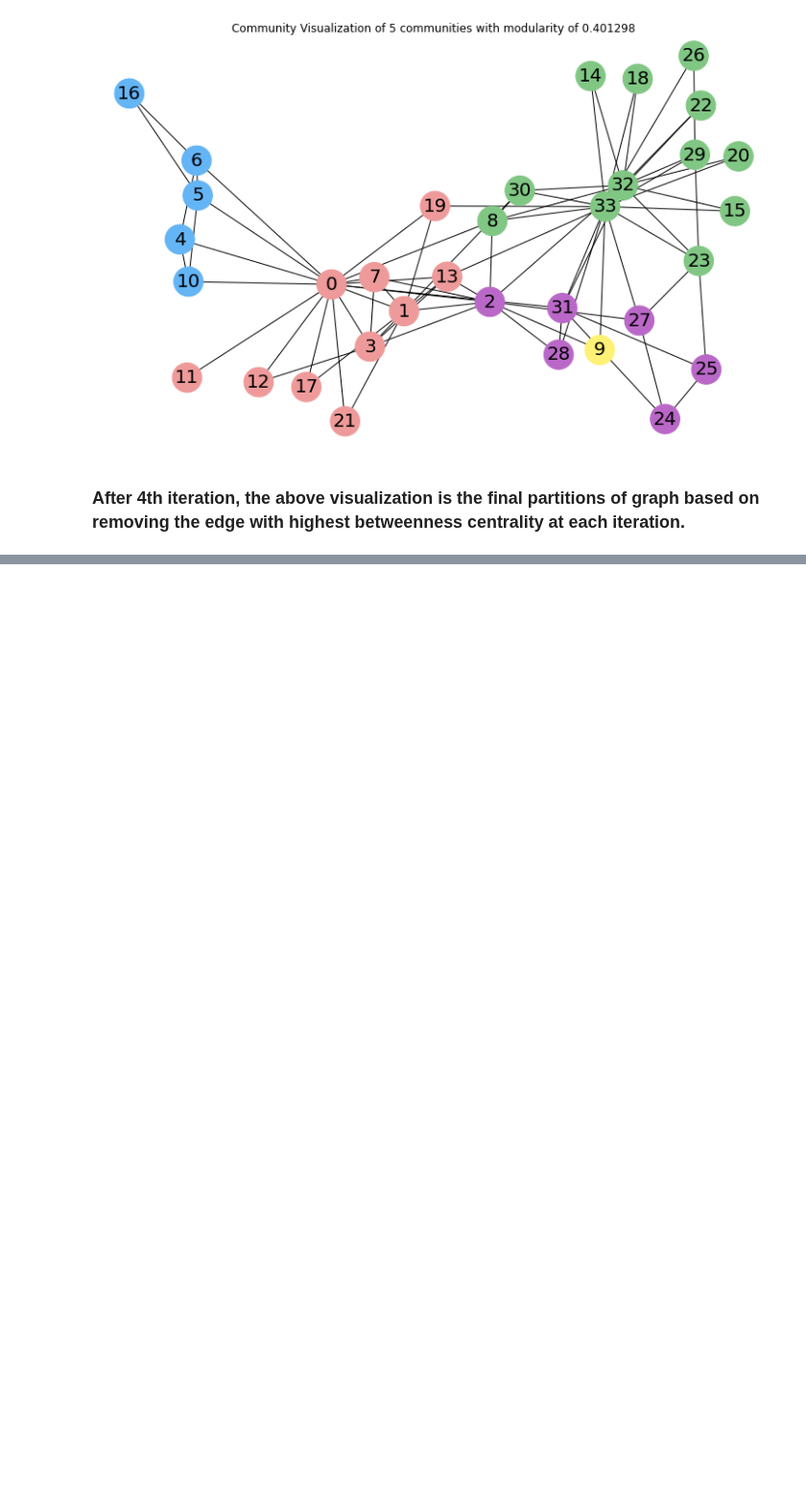
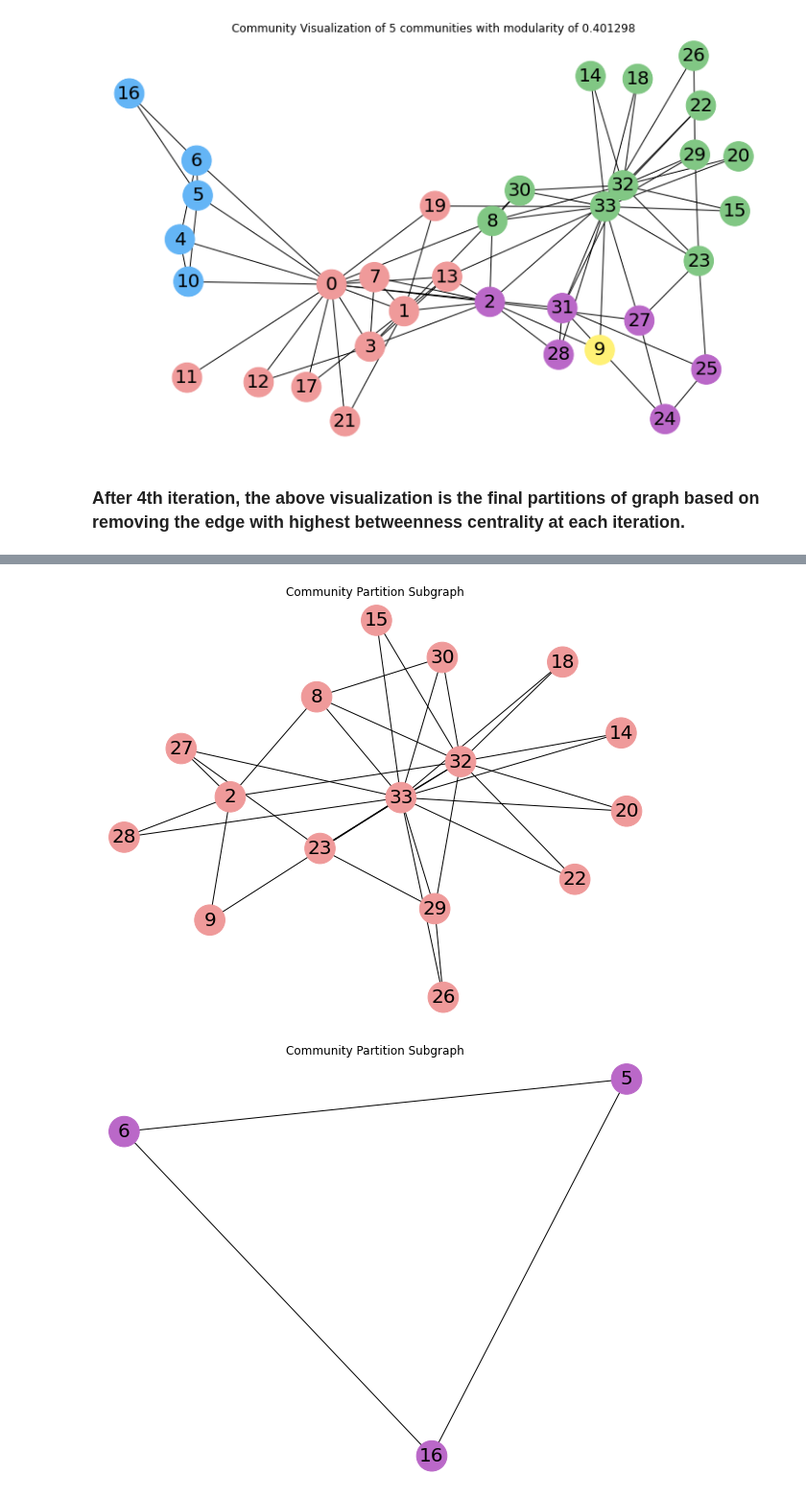
Before and after one commit to KangboLu/Graph-Analysis-with-NetworkX, a Jupyter notebook: 05_community_detection.ipynb, the cells around one changed output, grey strips where cells are left out. Shown at 96% size. Cells and saved outputs as stored; diff of their text form; code cells hidden in the pictures; blank space fills up the shorter version.

```diff
--- a/05_community_detection.ipynb
+++ b/05_community_detection.ipynb
@@ -190,0 +205,29 @@ visualize_communities(karate_graph, girvan_newman_communities[3])
+# %%
+def visualize_subgraph(graph, subgraph_nodes, node_color):
+    # get subgraph
+    subgraph = nx.subgraph(graph, subgraph_nodes)
+
+    # create visualization
+    node_colors = [node_color] * len(subgraph_nodes)
+    title = f"Community Partition Subgraph"
+    pos = nx.spring_layout(subgraph,
+                           k=0.3, iterations=50,
+                           seed=2)
+
+    plt.figure(1,figsize=(8,6))
+    nx.draw(subgraph,
+            pos = pos,
+            node_size=1000,
+            node_color=node_colors,
+            with_labels=True,
+            font_size = 20,
+            font_color='black')
+    plt.title(title)
+    plt.show()
+# %%
+colors = ["#EF9A9A", "#BA68C8", "#64B5F6", "#81C784", "#FFF176", "#BDBDBD"]
+for i in range(len(label_prop_communities)):
+    visualize_subgraph(karate_graph, label_prop_communities[i], colors[i])
+# %% [output]
+[figure, added]
+[figure, added]
```
Also changed, not shown: parts of 9 cells of this notebook.
